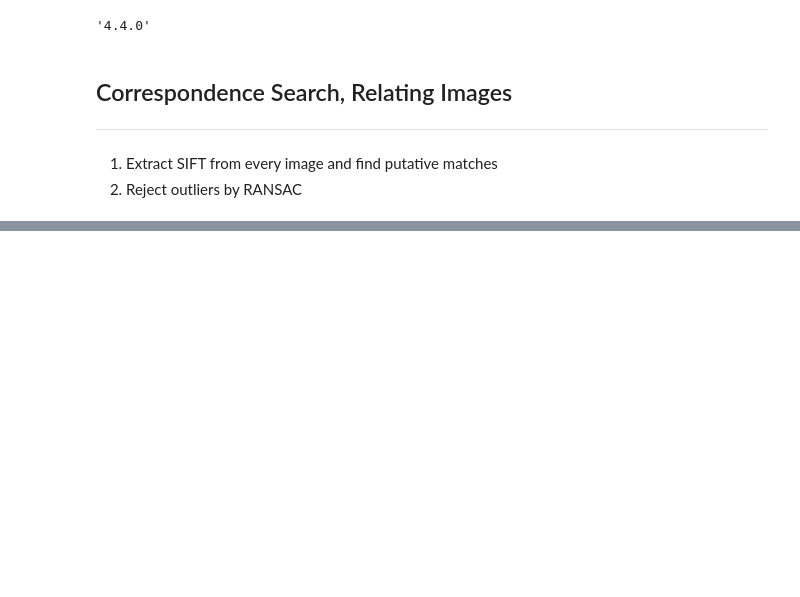
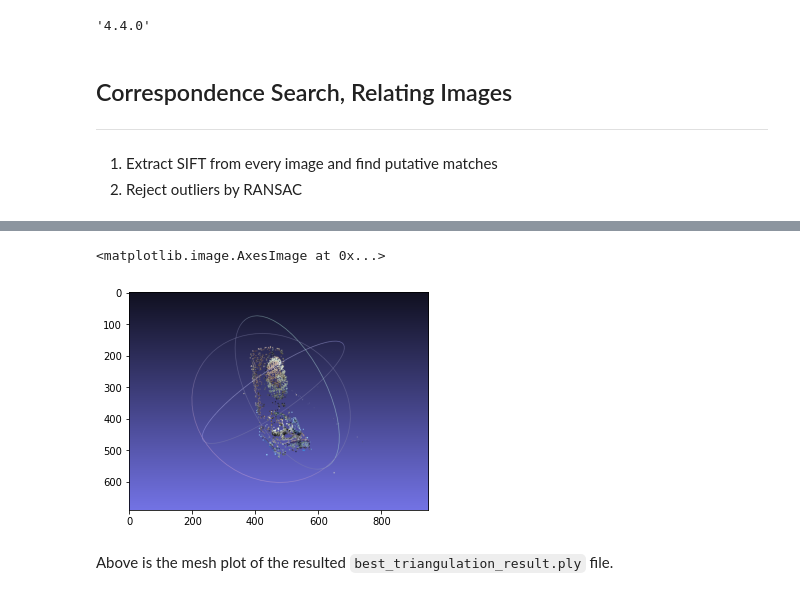
Before and after one commit to harryjhnam/2020FALL_AI5303, a Jupyter notebook: PA2/PA2_code.ipynb, the cells around one changed output, grey strips where cells are left out. Cells and saved outputs as stored; diff of their text form; code cells hidden in the pictures; blank space fills up the shorter version.

```diff
--- a/PA2/PA2_code.ipynb
+++ b/PA2/PA2_code.ipynb
@@ -82,0 +299,8 @@ ModuleNotFoundError: No module named 'matlab.engine'; 'matlab' is not a package
+# %%
+tri_img = cv2.imread(('./Triangulation_result.png'), cv2.IMREAD_COLOR)
+plt.imshow(cv2.cvtColor(tri_img, cv2.COLOR_BGR2RGB))
+# %% [output]
+<matplotlib.image.AxesImage at 0x...>
+[figure, added]
+# %% [markdown]
+Above is the mesh plot of the resulted `best_triangulation_result.ply` file.
```
Also changed, not shown: parts of 17 cells of this notebook, 9 other files.
